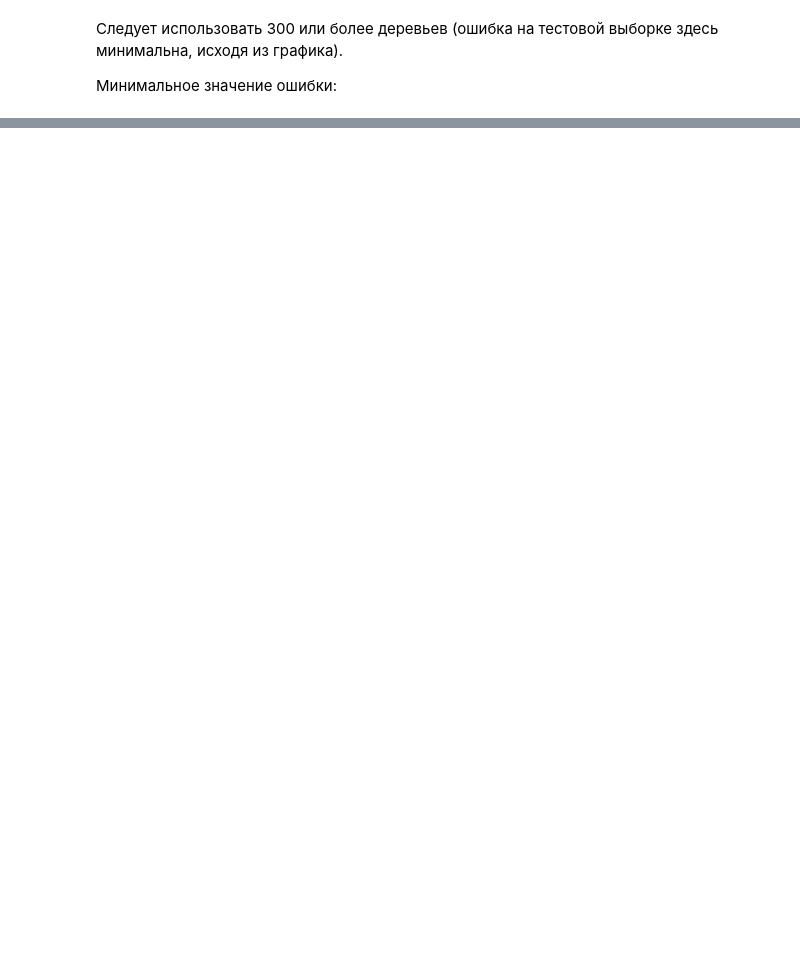
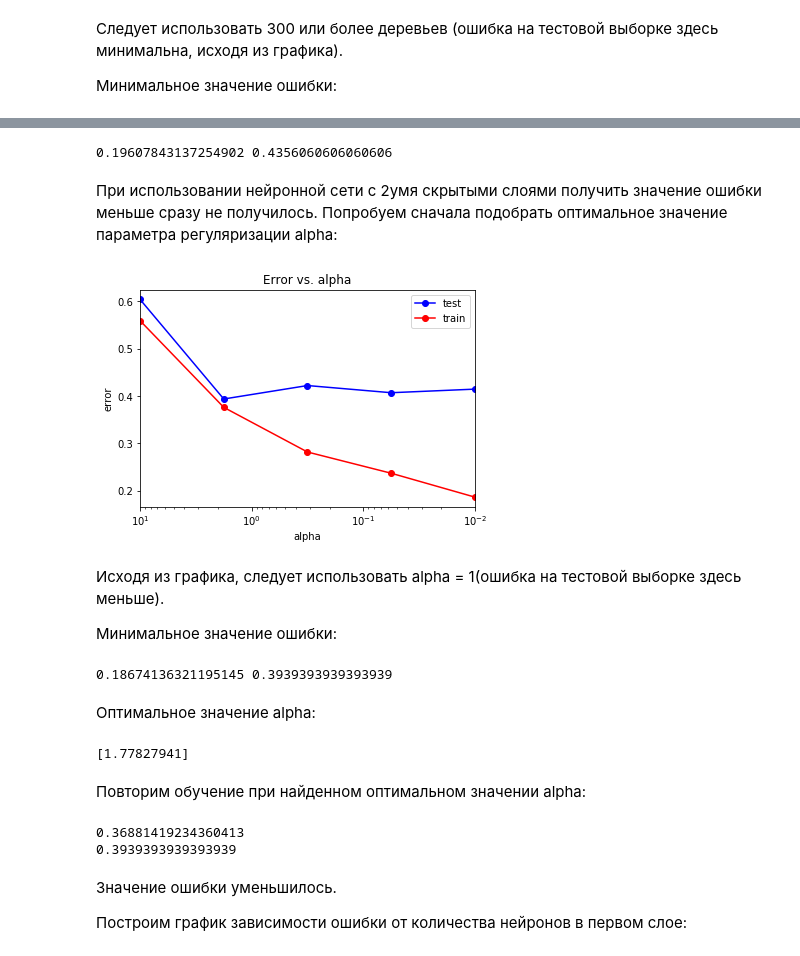
Before and after one commit to Yaroslav-Lahtachev/MachineLearning, a Jupyter notebook: ML.ipynb, the cells around one changed output, grey strips where cells are left out. Drawn from its saved outputs; the diff is of its cells as text; code cells hidden in the pictures; blank space fills up the shorter version.

```diff
--- a/ML.ipynb
+++ b/ML.ipynb
@@ -813,0 +836,4 @@ print(min_train_err, min_test_err)
+# %%
+mlp_model = MLPClassifier(hidden_layer_sizes = (100,), solver = 'lbfgs',
+                          activation = 'logistic', random_state = 42)
+mlp_model.fit(X_train, y_train)
@@ -813,0 +858,4 @@ print(min_train_err, min_test_err)
+# %%
+mlp_model = MLPClassifier(hidden_layer_sizes = (100, 2), solver = 'lbfgs',
+                          activation = 'logistic', random_state = 42)
+mlp_model.fit(X_train, y_train)
@@ -813,0 +870,68 @@ print(min_train_err, min_test_err)
+# %%
+y_train_pred = mlp_model.predict(X_train)
+y_test_pred = mlp_model.predict(X_test)
+print(np.mean(y_train != y_train_pred), np.mean(y_test != y_test_pred))
+# %% [output]
+0.19607843137254902 0.4356060606060606
+# %% [markdown]
+При использовании нейронной сети с 2умя скрытыми слоями получить значение ошибки меньше сразу не получилось.
+Попробуем сначала подобрать оптимальное значение параметра регуляризации alpha:
+# %%
+alpha_arr = np.logspace(-2, 1, 5)
+test_err = []
+train_err = []
+for alpha in alpha_arr:
+    mlp_model = MLPClassifier(alpha = alpha, hidden_layer_sizes = (100,2),
+                              solver = 'lbfgs', activation = 'logistic', random_state = 42)
+    mlp_model.fit(X_train, y_train)
+
+    y_train_pred = mlp_model.predict(X_train)
+    y_test_pred = mlp_model.predict(X_test)
+    train_err.append(np.mean(y_train != y_train_pred))
+    test_err.append(np.mean(y_test != y_test_pred))
+# %%
+plt.semilogx(alpha_arr, test_err, 'b-o', label = 'test')
+plt.semilogx(alpha_arr, train_err, 'r-o', label = 'train')
+plt.xlim([np.max(alpha_arr), np.min(alpha_arr)])
+plt.title('Error vs. alpha')
+plt.xlabel('alpha')
+plt.ylabel('error')
+plt.legend()
+pass
+# %% [output]
+[figure, added]
+# %% [markdown]
+Исходя из графика, следует использовать alpha = 1(ошибка на тестовой выборке здесь меньше).
+
+Минимальное значение ошибки:
+# %%
+min_train_err = np.min(train_err)
+min_test_err = np.min(test_err)
+print(min_train_err, min_test_err)
+# %% [output]
+0.18674136321195145 0.3939393939393939
+# %% [markdown]
+Оптимальное значение alpha:
+# %%
+alpha_opt = alpha_arr[test_err == min_test_err]
+print(alpha_opt)
+# %% [output]
+[1.77827941]
+# %% [markdown]
+Повторим обучение при найденном оптимальном значении alpha:
+# %%
+mlp_model = MLPClassifier(alpha = alpha_opt, hidden_layer_sizes = (100,10),
+                          solver = 'lbfgs', activation = 'logistic', random_state = 42)
+mlp_model.fit(X_train, y_train)
+
+y_train_pred = mlp_model.predict(X_train)
+y_test_pred = mlp_model.predict(X_test)
+print(np.mean(y_train != y_train_pred))
+print(np.mean(y_test != y_test_pred))
+# %% [output]
+0.36881419234360413
+0.3939393939393939
+# %% [markdown]
+Значение ошибки уменьшилось.
+
+Построим график зависимости ошибки от количества нейронов в первом слое:
```
Also changed, not shown: parts of 25 cells of this notebook.
